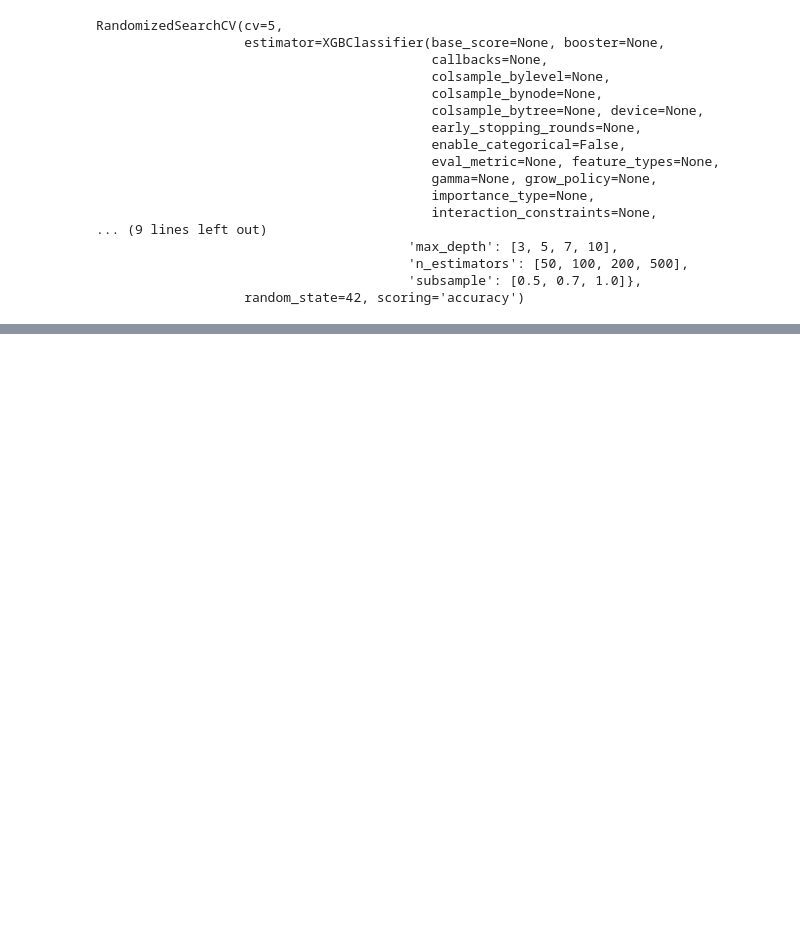
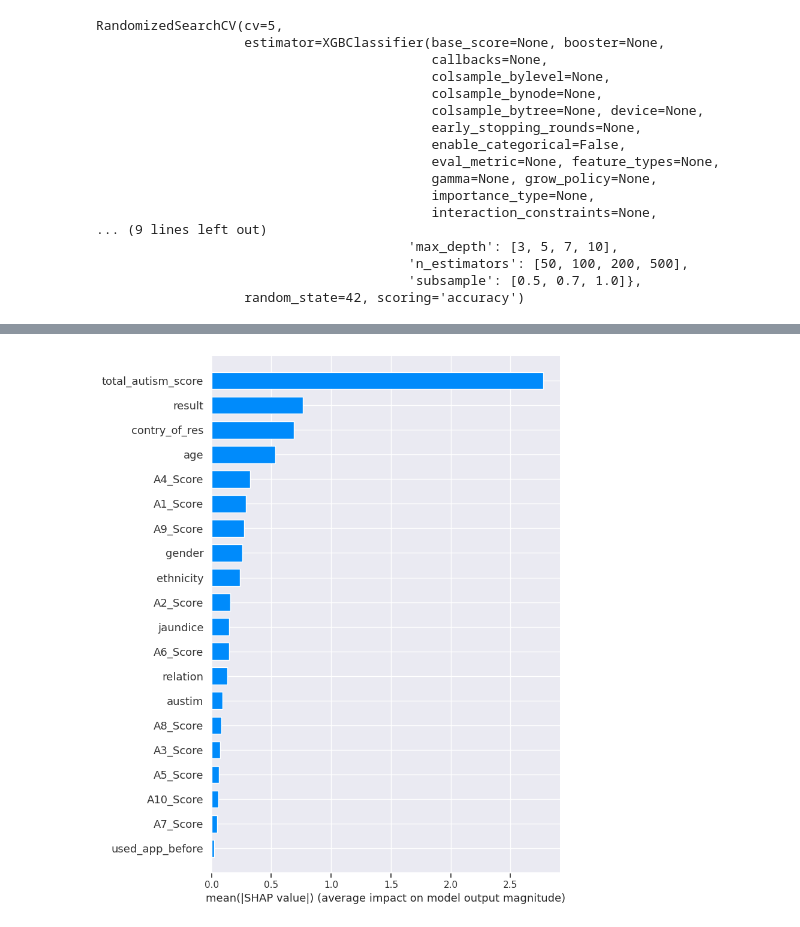
Before and after one commit to Musarrat1/Autism, a Jupyter notebook: autism.ipynb, the cells around one changed output, grey strips where cells are left out. Drawn from its saved outputs; the diff is of its cells as text; code cells hidden in the pictures; blank space fills up the shorter version.

```diff
--- a/autism.ipynb
+++ b/autism.ipynb
@@ -694,7 +691,7 @@ param_grid_xgb={
 
 #perform RandomizedSearchCV for each model
 random_search_dt = RandomizedSearchCV(estimator=decision_tree,param_distributions=param_grid_dt,n_iter=10,cv=5,scoring="accuracy",random_state=42)
-random_search_rf = RandomizedSearchCV(estimator=random_forest,param_distributions=param_grid_rf,n_iter=10,cv=5,scoring="accuracy",random_state=42)
+random_search_rf = RandomizedSearchCV(estimator=random_forest,param_distributions=param_grid_rf,n_iter=20,cv=5,scoring="accuracy",random_state=42) # Increased n_iter
 random_search_xgb = RandomizedSearchCV(estimator=xgboost,param_distributions=param_grid_xgb,n_iter=10,cv=5,scoring="accuracy",random_state=42)
 # %%
 #fit the models
@@ -787,0 +807,2 @@ data.head()
+# %%
+xgboost_regularized = XGBClassifier(random_state=42, reg_alpha=0.1, reg_lambda=0.1)
@@ -787,0 +973,6 @@ data.head()
+# %%
+# Create a new feature 'total_autism_score' by summing the A-scores
+data['total_autism_score'] = data[['A1_Score', 'A2_Score', 'A3_Score', 'A4_Score', 'A5_Score', 'A6_Score', 'A7_Score', 'A8_Score', 'A9_Score', 'A10_Score']].sum(axis=1)
+
+# Display the head of the dataframe to see the new feature
+display(data.head())
@@ -787,0 +986,24 @@ data.head()
+# %%
+# Define features (x) and target (y) with the new 'total_autism_score'
+x_new = data.drop(columns=["Class/ASD"])
+y_new = data["Class/ASD"]
+
+# Split the data into training and testing sets
+x_train_new, x_test_new, y_train_new, y_test_new = train_test_split(x_new, y_new, test_size=0.2, random_state=42)
+
+# Apply SMOTE to the new training data
+smote_new = SMOTE(random_state=42)
+x_train_smote_new, y_train_smote_new = smote_new.fit_resample(x_train_new, y_train_new)
+
+# Retrain the best tuned regularized XGBoost model with the new training data
+# We will use the best_xgboost_regularized_tuned model obtained from the previous tuning step
+best_xgboost_regularized_tuned.fit(x_train_smote_new, y_train_smote_new)
+
+# Make predictions on the new test data
+y_test_pred_new = best_xgboost_regularized_tuned.predict(x_test_new)
+
+# Evaluate the performance of the model with the new feature
+print("Performance on Test Set with 'total_autism_score' Feature:")
+print("Accuracy:", accuracy_score(y_test_new, y_test_pred_new))
+print("Confusion matrix:\n", confusion_matrix(y_test_new, y_test_pred_new))
+print("Classification report:\n", classification_report(y_test_new, y_test_pred_new))
@@ -787,0 +1046,13 @@ data.head()
+# %%
+import shap
+
+# Create a SHAP explainer object using the trained XGBoost model
+explainer = shap.TreeExplainer(best_xgboost_regularized_tuned)
+
+# Calculate SHAP values for the test set
+shap_values = explainer.shap_values(x_test_new)
+
+# Create a summary plot to visualize the feature importances
+shap.summary_plot(shap_values, x_test_new, plot_type="bar")
+# %% [output]
+[figure, added]
```
Also changed, not shown: parts of 26 cells of this notebook.
